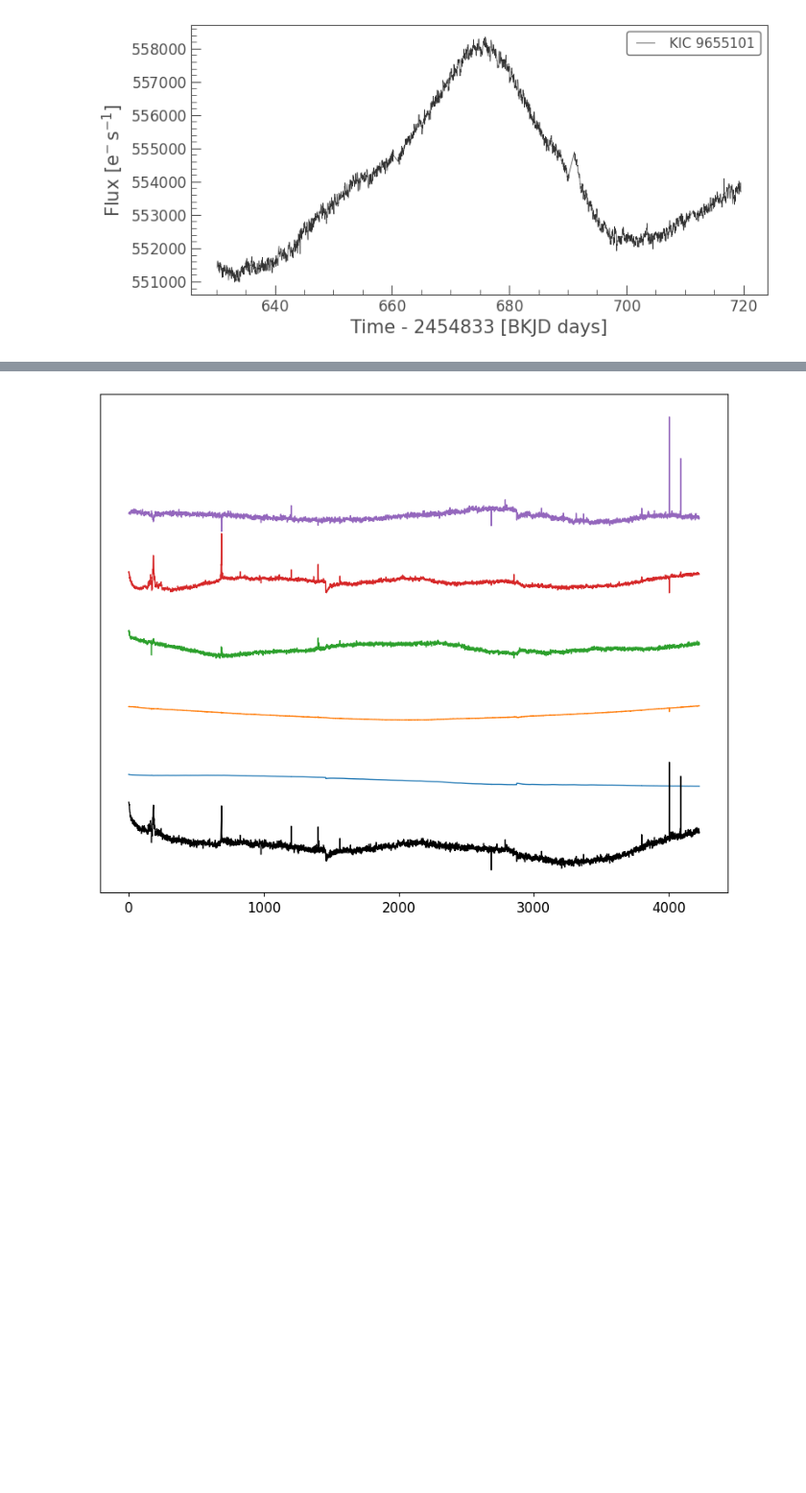
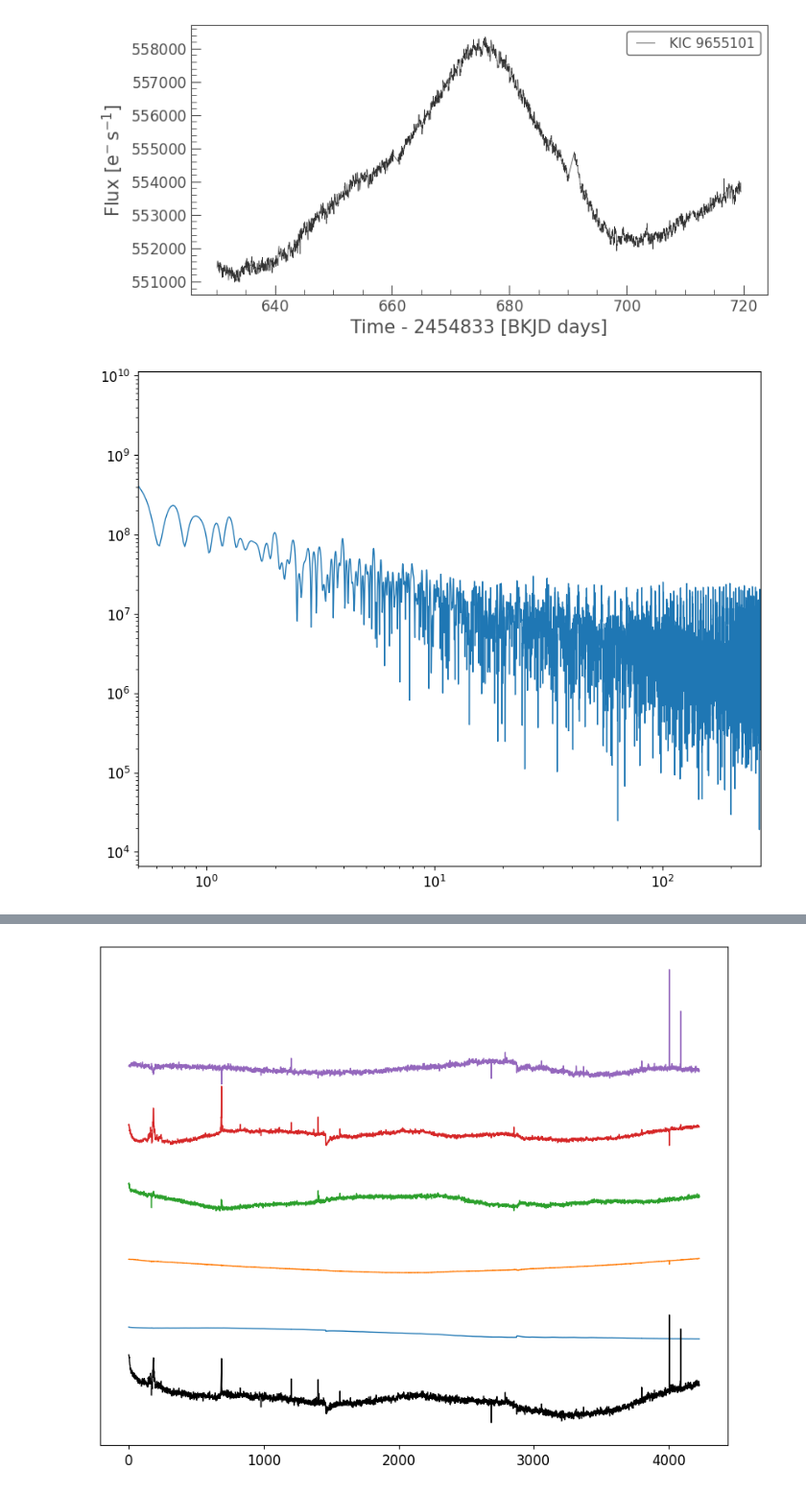
Before and after one commit to courtcraw/Notebooks, a Jupyter notebook: using_lightkurve.ipynb, the cells around one changed output, grey strips where cells are left out. Shown at 96% size. Cells and saved outputs as stored; diff of their text form; code cells hidden in the pictures; blank space fills up the shorter version.

```diff
--- a/using_lightkurve.ipynb
+++ b/using_lightkurve.ipynb
@@ -243,3 +278,13 @@ raw_lc = tpf.to_lightcurve(aperture_mask=aper)
 raw_lc.plot();
 # %% [output]
 [figure]
+# %%
+freq,amp = calc_lomb_scargle(raw_lc.time.value,raw_lc.flux.value)
+# %%
+plt.plot(freq,amp)
+plt.xlim(0.5,270)
+plt.xscale('log')
+plt.yscale('log')
+plt.show()
+# %% [output]
+[figure, added]
```
Also changed, not shown: parts of 11 cells of this notebook.
